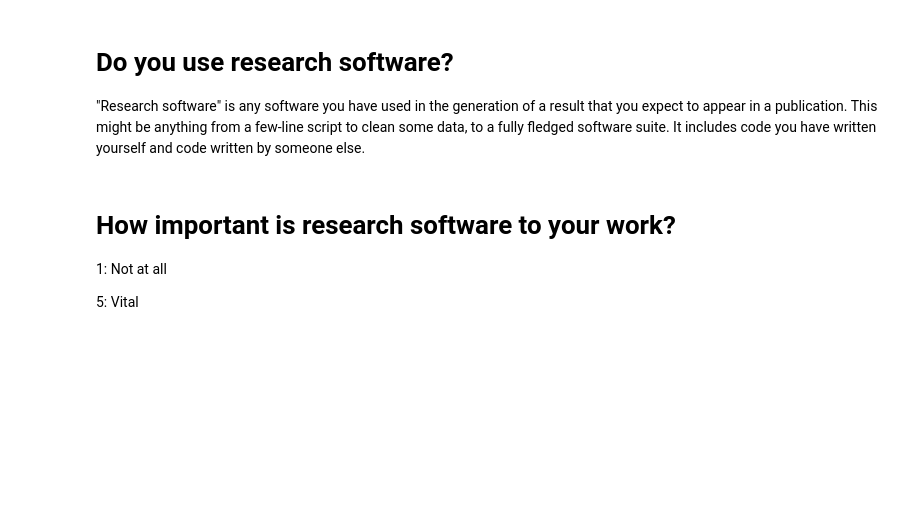
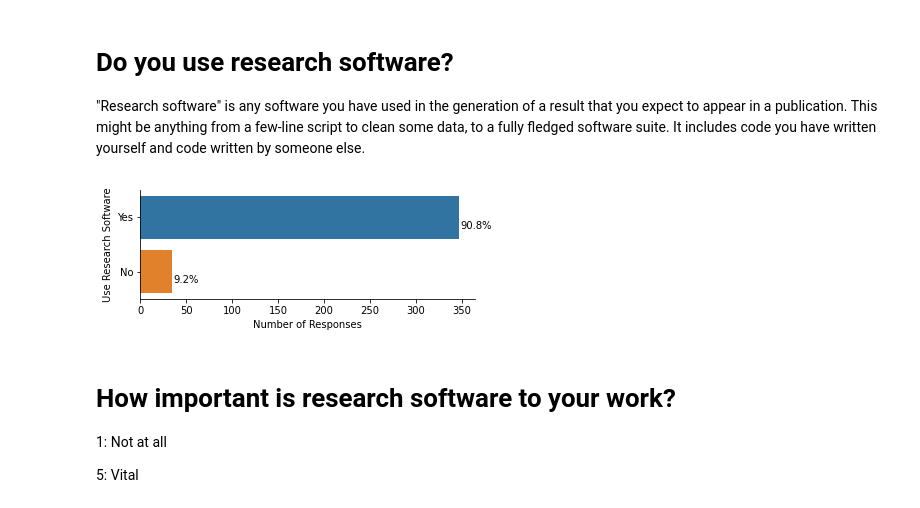
Before and after one commit to RSE-Sheffield/sssurvey, a Jupyter notebook: charts.ipynb, the cells around one changed output. Cells and saved outputs as stored; diff of their text form; code cells hidden in the pictures; blank space fills up the shorter version.

```diff
--- a/charts.ipynb
+++ b/charts.ipynb
@@ -130,3 +110,17 @@ use
+# %%
+plt.figure(figsize=(6, 2))
+
+ax = sns.countplot(data=sheffield_df, y='use_software', order=sheffield_df['use_software'].value_counts().index)
+
+sns.despine()
+
+annotate_pc(ax, count_responses)
+
+ax.set(xlabel='Number of Responses', ylabel='Use Research Software')
+
+plt.savefig('charts/04_use.png', facecolor='white', bbox_inches='tight', pad_inches=0.5)
+# %% [output]
+[figure, added]
 # %% [markdown]
 # How important is research software to your work?
 
```
Also changed, not shown: parts of 15 cells of this notebook, 5 other files.
